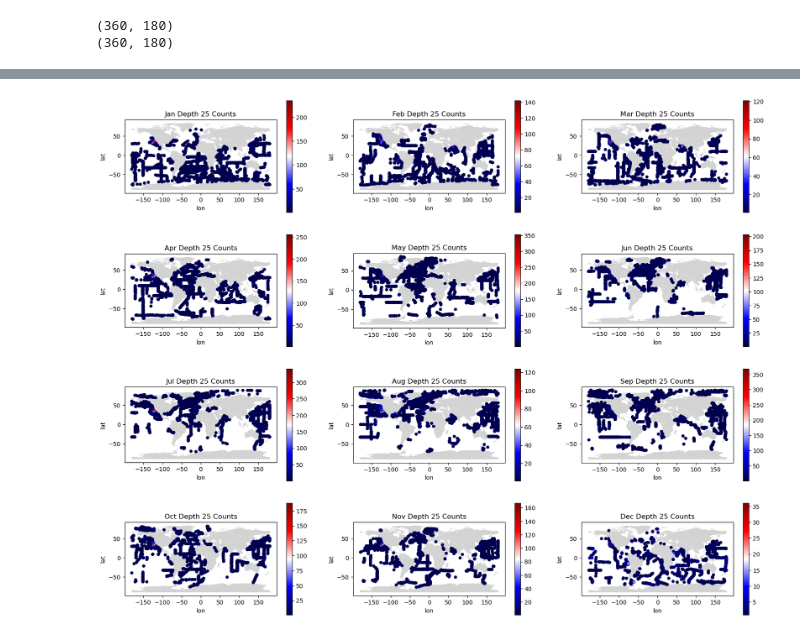
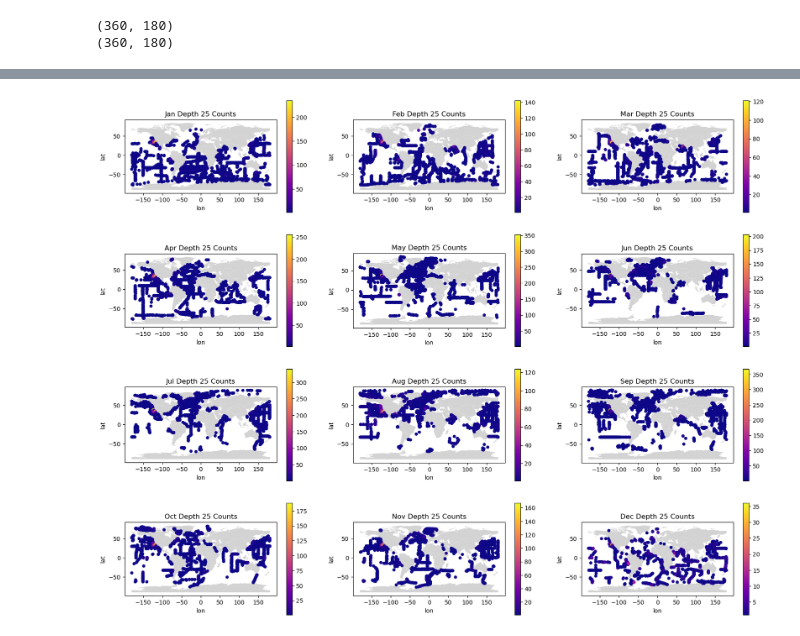
Before and after one commit to varunpatro1/ammonia_OBEG, a Jupyter notebook: grid_processing.ipynb, the cells around one changed output, grey strips where cells are left out. Cells and saved outputs as stored; diff of their text form; code cells hidden in the pictures.

```diff
--- a/grid_processing.ipynb
+++ b/grid_processing.ipynb
@@ -465,6 +472,13 @@ df['sep_depth_25'] = sep_depth_25_flat.tolist()
 df['octo_depth_25'] = octo_depth_25_flat.tolist()
 df['nov_depth_25'] = nov_depth_25_flat.tolist()
 df['dec_depth_25'] = dec_depth_25_flat.tolist()
+# %%
+# adding 12 new columns to the data frame -- log concentrations
+
+month_names = ['jan', 'feb', 'mar', 'apr', 'may', 'jun', 'jul', 'aug', 'sep', 'octo', 'nov', 'dec']
+
+for i in range(12):
+    df[month_names[i] + '_log_depth_25'] = (np.log(flat_concs_25[i])).tolist()
 # %%
 # adding 12 new columns to the data frame
 df_counts['jan_depth_25'] = jan_depth_25_flat_counts.tolist()
@@ -520,7 +534,7 @@ indices = [ax[0,0], ax[0,1], ax[0,2], ax[1,0], ax[1,1], ax[1,2], \
 
 for i in range(12):
     df.plot(x="lon", y="lat", kind="scatter",
-        c=df.iloc[:,i+14], colormap="seismic",
+        c=df.iloc[:,i+27], colormap="plasma",
         title= titles_25[i] ,
         ax=indices[i])
 plt.show()
@@ -528,0 +543,29 @@ plt.show()
+# %%
+# plotting
+
+# creating titles for graphs to be displayed
+titles_25 = ['Jan Depth 25', 'Feb Depth 25', 'Mar Depth 25', \
+         'Apr Depth 25', 'May Depth 25', 'Jun Depth 25', \
+         'Jul Depth 25', 'Aug Depth 25', 'Sep Depth 25', \
+         'Oct Depth 25', 'Nov Depth 25', 'Dec Depth 25']
+
+# displaying 4 rows of 3 graphs
+fig, ax = plt.subplots(figsize=(20,16), ncols = 3, nrows = 4, gridspec_kw = None)
+countries = gpd.read_file(
+     gpd.datasets.get_path("naturalearth_lowres"))
+
+for i in range(4):
+    for j in range(3):
+        countries.plot(color="lightgrey", ax = ax[i][j])
+
+indices = [ax[0,0], ax[0,1], ax[0,2], ax[1,0], ax[1,1], ax[1,2], \
+           ax[2,0], ax[2,1], ax[2,2], ax[3,0], ax[3,1], ax[3,2]]
+
+# plot points
+
+for i in range(12):
+    df.plot(x="lon", y="lat", kind="scatter",
+        c=df.iloc[:,i+39], colormap="plasma",
+        title= titles_25[i] ,
+        ax=indices[i])
+plt.show()
@@ -545,34 +578,34 @@ df_counts
 # %%
-# plotting
+# plotting -- log concentrations
 
 # creating titles for graphs to be displayed
 titles_25 = ['Jan Depth 25 Counts', 'Feb Depth 25 Counts', 'Mar Depth 25 Counts', \
          'Apr Depth 25 Counts', 'May Depth 25 Counts', 'Jun Depth 25 Counts', \
          'Jul Depth 25 Counts', 'Aug Depth 25 Counts', 'Sep Depth 25 Counts', \
          'Oct Depth 25 Counts', 'Nov Depth 25 Counts', 'Dec Depth 25 Counts']
 
 # displaying 4 rows of 3 graphs
 fig, ax = plt.subplots(figsize=(20,16), ncols = 3, nrows = 4, gridspec_kw = None)
 countries = gpd.read_file(
      gpd.datasets.get_path("naturalearth_lowres"))
 
 for i in range(4):
     for j in range(3):
         countries.plot(color="lightgrey", ax = ax[i][j])
 
 indices = [ax[0,0], ax[0,1], ax[0,2], ax[1,0], ax[1,1], ax[1,2], \
            ax[2,0], ax[2,1], ax[2,2], ax[3,0], ax[3,1], ax[3,2]]
 
 # plot points
 
 for i in range(12):
     df_counts.plot(x="lon", y="lat", kind="scatter",
-        c=df_counts.iloc[:,i+14], colormap="seismic",
+        c=df_counts.iloc[:,i+15], colormap="plasma",
         title= titles_25[i] ,
         ax=indices[i])
 plt.show()
 # %% [output]
-[figure, old version]
+[figure, new version]
 # %%
 # set all count = 0 to NaN
 # double check code
```
Also changed, not shown: parts of 6 cells of this notebook.
